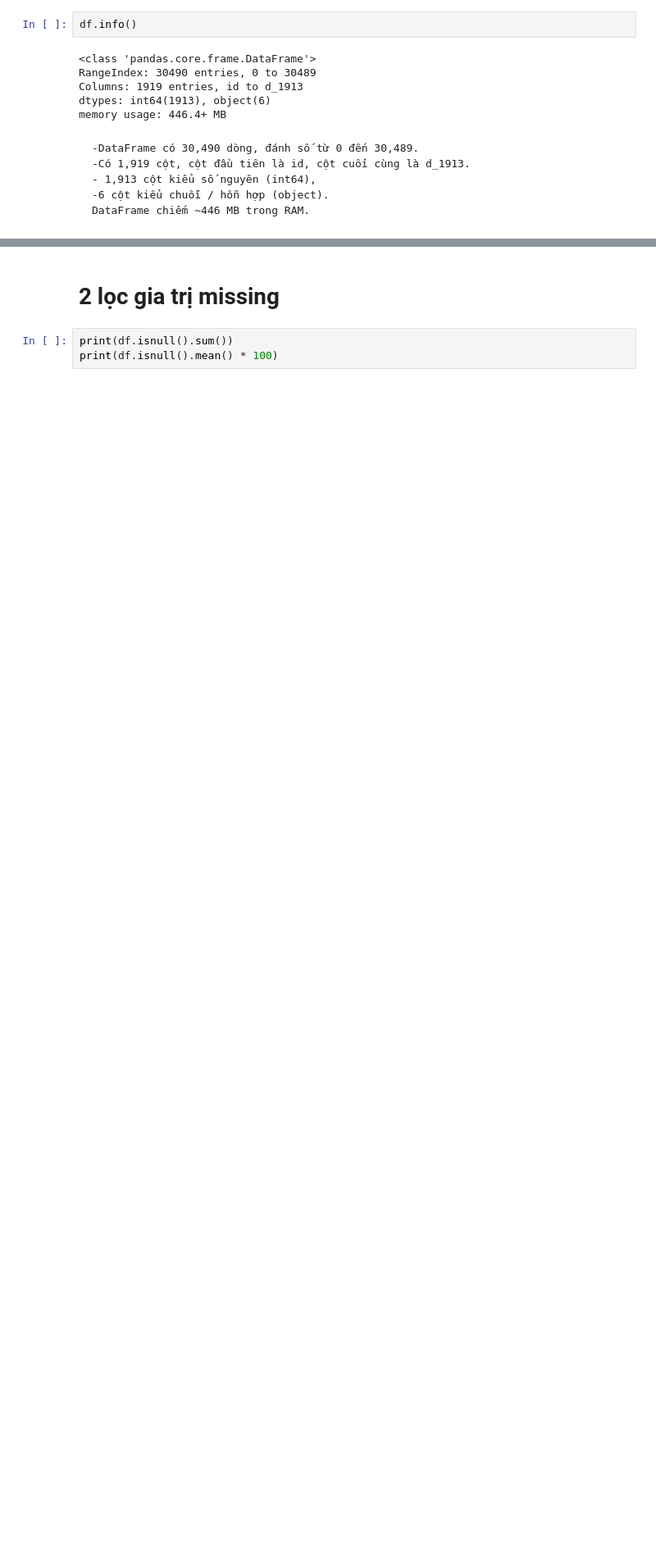
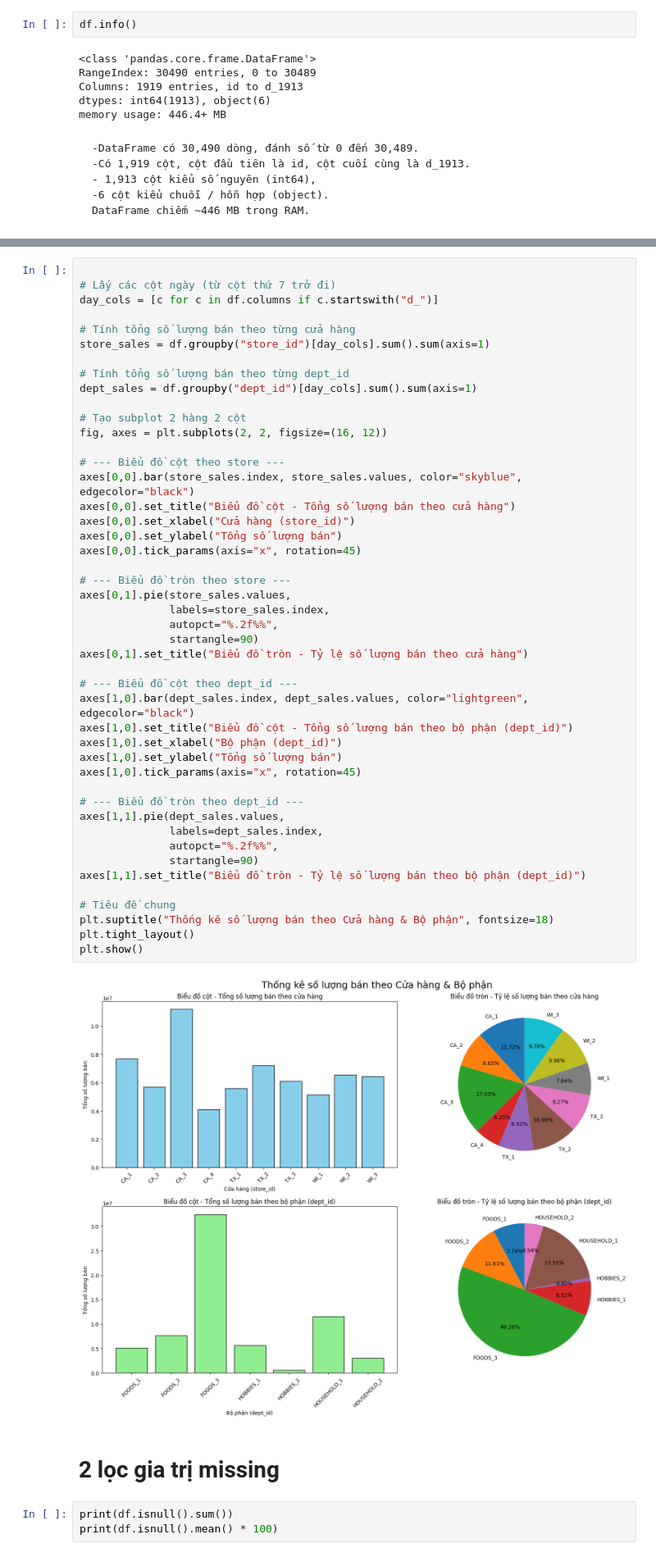
Before and after one commit to NguyenVanTien204/Time_Series_with_Python, a Jupyter notebook: notebook/02_EDA.ipynb, the cells around one changed output, grey strips where cells are left out. Shown: that part at 82% size. Drawn from its saved outputs; the diff is of its cells as text; blank space fills up the shorter version.

```diff
--- a/notebook/02_EDA.ipynb
+++ b/notebook/02_EDA.ipynb
@@ -114,3 +135,51 @@ plt.show()
+# %%
+
+# Lấy các cột ngày (từ cột thứ 7 trở đi)
+day_cols = [c for c in df.columns if c.startswith("d_")]
+
+# Tính tổng số lượng bán theo từng cửa hàng
+store_sales = df.groupby("store_id")[day_cols].sum().sum(axis=1)
+
+# Tính tổng số lượng bán theo từng dept_id
+dept_sales = df.groupby("dept_id")[day_cols].sum().sum(axis=1)
+
+# Tạo subplot 2 hàng 2 cột
+fig, axes = plt.subplots(2, 2, figsize=(16, 12))
+
+# --- Biểu đồ cột theo store ---
+axes[0,0].bar(store_sales.index, store_sales.values, color="skyblue", edgecolor="black")
+axes[0,0].set_title("Biểu đồ cột - Tổng số lượng bán theo cửa hàng")
+axes[0,0].set_xlabel("Cửa hàng (store_id)")
+axes[0,0].set_ylabel("Tổng số lượng bán")
+axes[0,0].tick_params(axis="x", rotation=45)
+
+# --- Biểu đồ tròn theo store ---
+axes[0,1].pie(store_sales.values,
+              labels=store_sales.index,
+              autopct="%.2f%%",
+              startangle=90)
+axes[0,1].set_title("Biểu đồ tròn - Tỷ lệ số lượng bán theo cửa hàng")
+
+# --- Biểu đồ cột theo dept_id ---
+axes[1,0].bar(dept_sales.index, dept_sales.values, color="lightgreen", edgecolor="black")
+axes[1,0].set_title("Biểu đồ cột - Tổng số lượng bán theo bộ phận (dept_id)")
+axes[1,0].set_xlabel("Bộ phận (dept_id)")
+axes[1,0].set_ylabel("Tổng số lượng bán")
+axes[1,0].tick_params(axis="x", rotation=45)
+
+# --- Biểu đồ tròn theo dept_id ---
+axes[1,1].pie(dept_sales.values,
+              labels=dept_sales.index,
+              autopct="%.2f%%",
+              startangle=90)
+axes[1,1].set_title("Biểu đồ tròn - Tỷ lệ số lượng bán theo bộ phận (dept_id)")
+
+# Tiêu đề chung
+plt.suptitle("Thống kê số lượng bán theo Cửa hàng & Bộ phận", fontsize=18)
+plt.tight_layout()
+plt.show()
+# %% [output]
+[figure, added]
 # %% [markdown]
 # 2 lọc gia trị missing
 # %%
```
Also changed, not shown: parts of 5 cells of this notebook, 2 other files.
